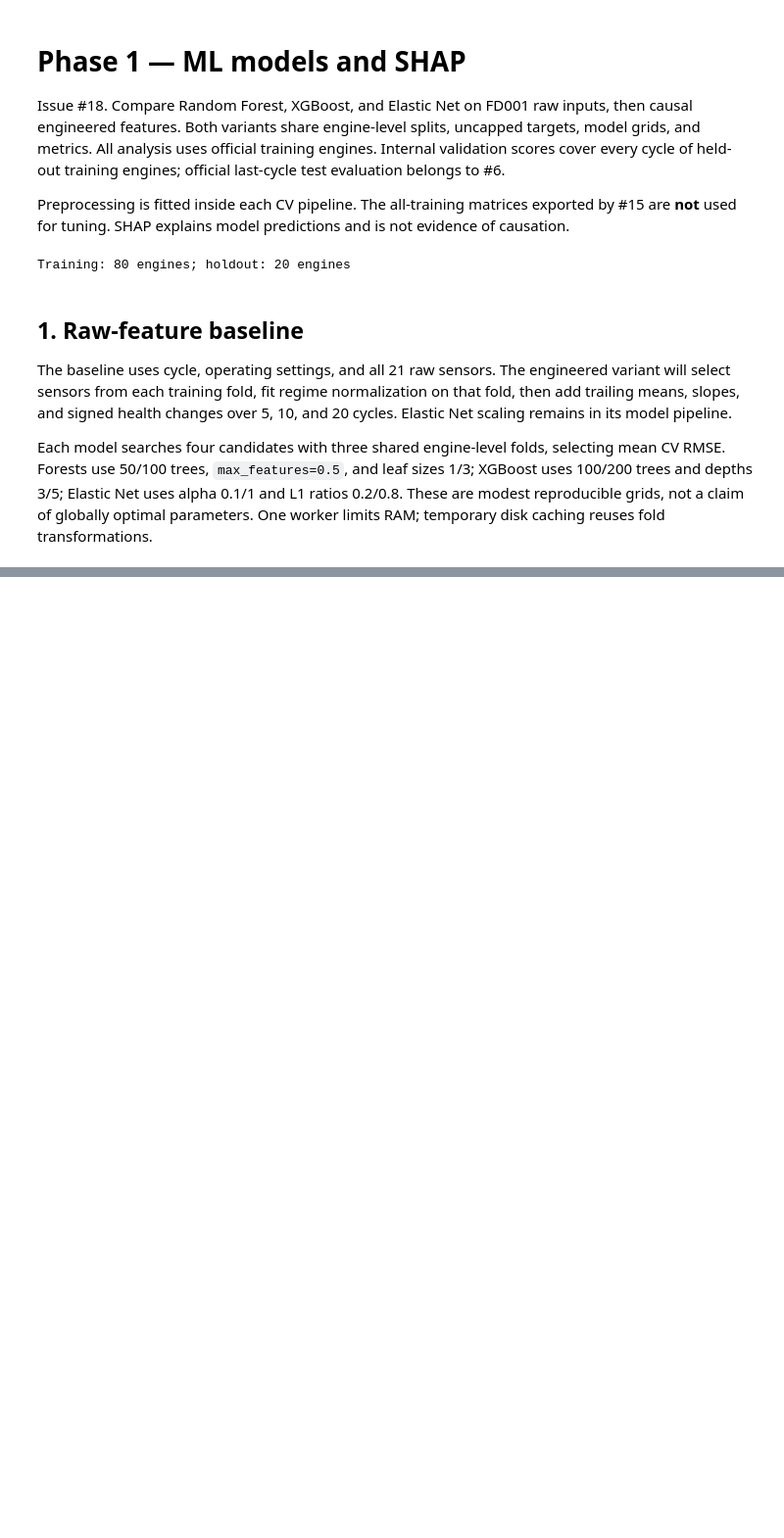
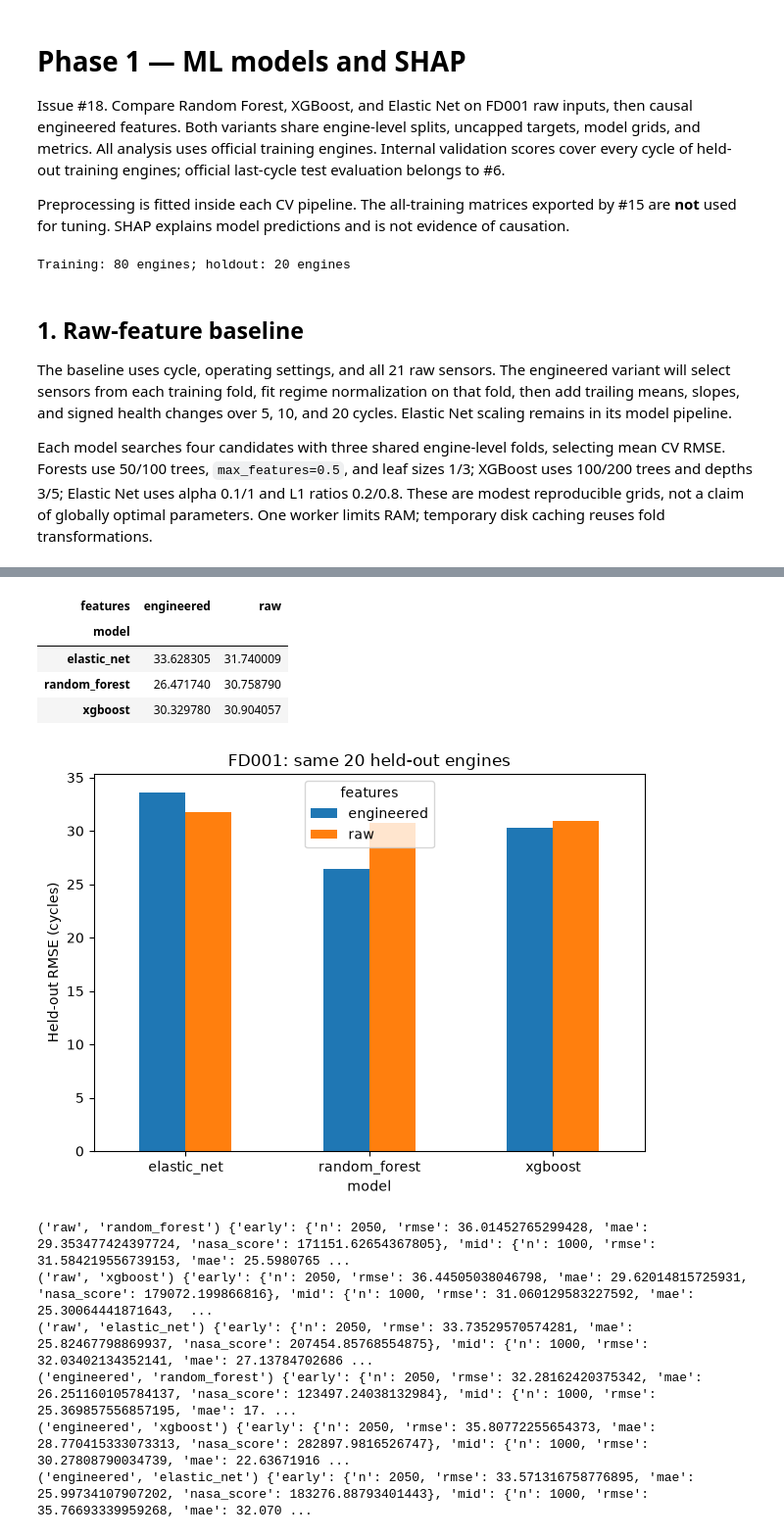
Before and after one commit to vks-g/cmapss-rul-hybrid, a Jupyter notebook: notebooks/phase1/03_ml_models.ipynb, the cells around one changed output, grey strips where cells are left out. Shown at 98% size. Cells and saved outputs as stored; diff of their text form; code cells hidden in the pictures; blank space fills up the shorter version.

```diff
--- a/notebooks/phase1/03_ml_models.ipynb
+++ b/notebooks/phase1/03_ml_models.ipynb
@@ -88,0 +104,21 @@ Tuning raw: elastic_net
+# %%
+comparison = results.pivot(index="model", columns="features", values="holdout_rmse")
+display(comparison)
+comparison.plot.bar(ylabel="Held-out RMSE (cycles)", title="FD001: same 20 held-out engines", rot=0)
+plt.tight_layout()
+plt.show()
+for key, scores in holdout_scores.items():
+    print(key, scores["by_stage"])
+# %% [output]
+| features | engineered | raw |
+| model |  |  |
+| elastic_net | 33.628305 | 31.740009 |
+| random_forest | 26.471740 | 30.758790 |
+| xgboost | 30.329780 | 30.904057 |
+[figure, added]
+('raw', 'random_forest') {'early': {'n': 2050, 'rmse': 36.01452765299428, 'mae': 29.353477424397724, 'nasa_score': 171151.62654367805}, 'mid': {'n': 1000, 'rmse': 31.584219556739153, 'mae': 25.5980765 ...
+('raw', 'xgboost') {'early': {'n': 2050, 'rmse': 36.44505038046798, 'mae': 29.62014815725931, 'nasa_score': 179072.199866816}, 'mid': {'n': 1000, 'rmse': 31.060129583227592, 'mae': 25.30064441871643,  ...
+('raw', 'elastic_net') {'early': {'n': 2050, 'rmse': 33.73529570574281, 'mae': 25.82467798869937, 'nasa_score': 207454.85768554875}, 'mid': {'n': 1000, 'rmse': 32.03402134352141, 'mae': 27.13784702686 ...
+('engineered', 'random_forest') {'early': {'n': 2050, 'rmse': 32.28162420375342, 'mae': 26.251160105784137, 'nasa_score': 123497.24038132984}, 'mid': {'n': 1000, 'rmse': 25.369857556857195, 'mae': 17. ...
+('engineered', 'xgboost') {'early': {'n': 2050, 'rmse': 35.80772255654373, 'mae': 28.770415333073313, 'nasa_score': 282897.9816526747}, 'mid': {'n': 1000, 'rmse': 30.27808790034739, 'mae': 22.63671916 ...
+('engineered', 'elastic_net') {'early': {'n': 2050, 'rmse': 33.571316758776895, 'mae': 25.99734107907202, 'nasa_score': 183276.88793401443}, 'mid': {'n': 1000, 'rmse': 35.76693339959268, 'mae': 32.070 ...
```
Also changed, not shown: parts of 3 cells of this notebook.
